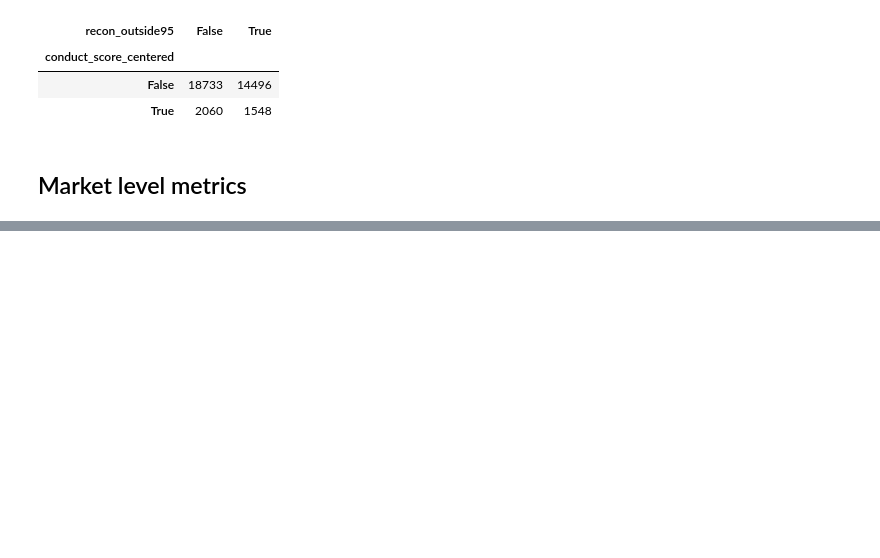
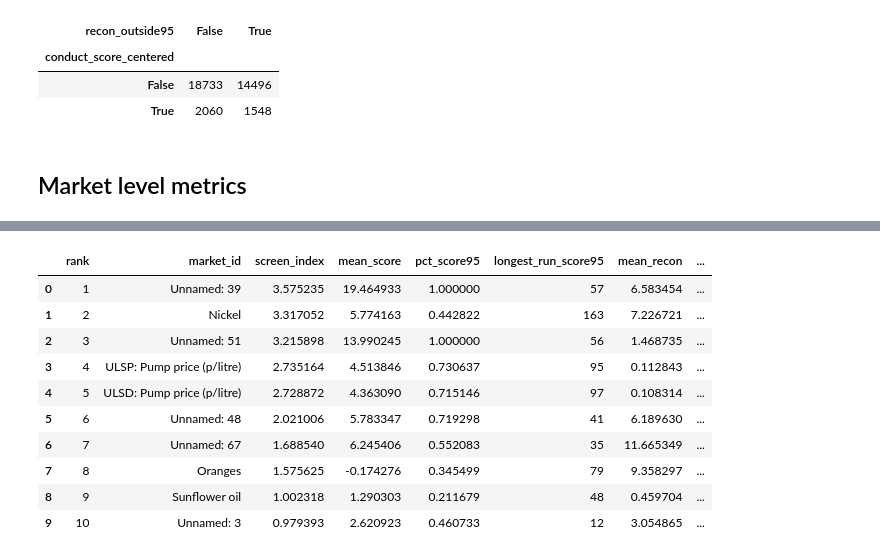
Before and after one commit to daniloldn/detecting-collusion, a Jupyter notebook: notebooks/real_data.ipynb, the cells around one changed output, grey strips where cells are left out. Saved outputs shown, nothing was run; the diff lists cells and outputs as text; code cells hidden in the pictures; blank space fills up the shorter version.

Commit message:
real market plots

```diff
--- a/notebooks/real_data.ipynb
+++ b/notebooks/real_data.ipynb
@@ -133,6 +162,7 @@ score.loc[
 ] = "Cartel-like/ Out of manifold"
 # %%
 recon_tau95 = 0.268067
+recon_tau99 = 0.610001
 
 fig = px.scatter(
     score,
@@ -165,5 +195,12 @@ fig.show()
 # %% [markdown]
 ## Market level metrics
 # %%
-screen= pd.read_parquet("../data/processed_real/screen/screen_L18.parquet")
-screen.head()
+market_metrics = compute_market_metrics_real(
+    score,
+    tau95=tau95,
+    tau99=tau99,
+    recon_tau95=recon_tau95,
+    recon_tau99=recon_tau99,
+    market_col="Name",
+    time_col="Window"
+)
@@ -176,0 +218,16 @@ screen.head()
+# %%
+def zscore(x):
+    x = pd.Series(x)
+    s = x.std(ddof=0)
+    if s == 0 or pd.isna(s):
+        return pd.Series(np.zeros(len(x)), index=x.index)
+    return (x - x.mean()) / s
+
+market_metrics["screen_index"] = (
+    0.40 * zscore(market_metrics["mean_score"]) +
+    0.30 * zscore(market_metrics["pct_score95"]) +
+    0.30 * zscore(market_metrics["longest_run_score95"])
+)
+
+market_metrics = market_metrics.sort_values("screen_index", ascending=False).reset_index(drop=True)
+market_metrics["rank"] = np.arange(1, len(market_metrics) + 1)
@@ -176,0 +308,27 @@ screen.head()
+# %%
+cols = [
+    "rank",
+    "market_id",
+    "screen_index",
+    "mean_score",
+    "pct_score95",
+    "longest_run_score95",
+    "mean_recon",
+    "pct_recon95",
+    "pct_score95_in_manifold"
+]
+
+top_table = market_metrics[cols].head(10).copy()
+top_table
+# %% [output]
+|  | rank | market_id | screen_index | mean_score | pct_score95 | longest_run_score95 | mean_recon | ... |
+| 0 | 1 | Unnamed: 39 | 3.575235 | 19.464933 | 1.000000 | 57 | 6.583454 | ... |
+| 1 | 2 | Nickel | 3.317052 | 5.774163 | 0.442822 | 163 | 7.226721 | ... |
+| 2 | 3 | Unnamed: 51 | 3.215898 | 13.990245 | 1.000000 | 56 | 1.468735 | ... |
+| 3 | 4 | ULSP: Pump price (p/litre) | 2.735164 | 4.513846 | 0.730637 | 95 | 0.112843 | ... |
+| 4 | 5 | ULSD: Pump price (p/litre) | 2.728872 | 4.363090 | 0.715146 | 97 | 0.108314 | ... |
+| 5 | 6 | Unnamed: 48 | 2.021006 | 5.783347 | 0.719298 | 41 | 6.189630 | ... |
+| 6 | 7 | Unnamed: 67 | 1.688540 | 6.245406 | 0.552083 | 35 | 11.665349 | ... |
+| 7 | 8 | Oranges | 1.575625 | -0.174276 | 0.345499 | 79 | 9.358297 | ... |
+| 8 | 9 | Sunflower oil | 1.002318 | 1.290303 | 0.211679 | 48 | 0.459704 | ... |
+| 9 | 10 | Unnamed: 3 | 0.979393 | 2.620923 | 0.460733 | 12 | 3.054865 | ... |
```
Also changed, not shown: parts of 12 cells of this notebook.
